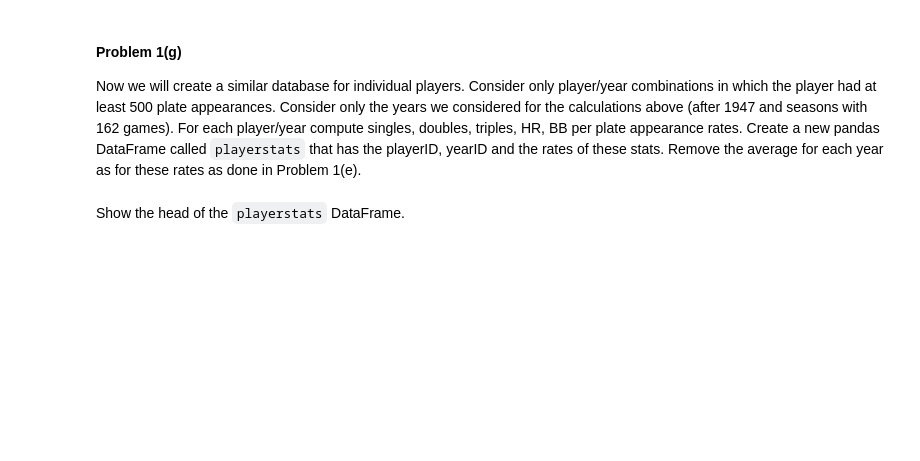
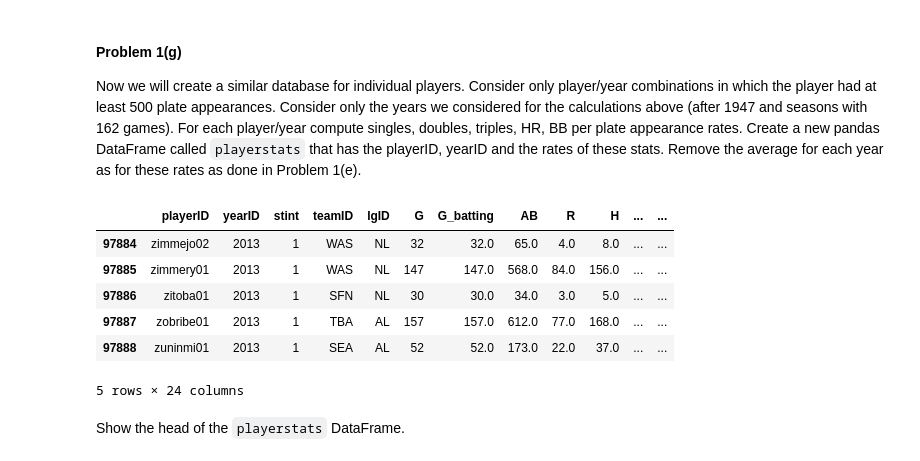
Before and after one commit to clementlefevre/CS109, a Jupyter notebook: 2014/homework_CL/HW3.ipynb, the cells around one changed output. Saved outputs shown, nothing was run; the diff lists cells and outputs as text; code cells hidden in the pictures; blank space fills up the shorter version.

```diff
--- a/2014/homework_CL/HW3.ipynb
+++ b/2014/homework_CL/HW3.ipynb
@@ -223,6 +224,16 @@ ValueError: x and y must be the same size
 Now we will create a similar database for individual players. Consider only player/year combinations in which the player had at least 500 plate appearances. Consider only the years we considered for the calculations above (after 1947 and seasons with 162 games). For each player/year compute singles, doubles, triples, HR, BB per plate appearance rates. Create a new pandas DataFrame called `playerstats` that has the playerID, yearID and the rates of these stats.  Remove the average for each year as for these rates as done in Problem 1(e).
 # %%
 ### Your code here ###
+
+df_list['players'].()
+# %% [output]
+|  | playerID | yearID | stint | teamID | lgID | G | G_batting | AB | R | H | ... | ... |
+| 97884 | zimmejo02 | 2013 | 1 | WAS | NL | 32 | 32.0 | 65.0 | 4.0 | 8.0 | ... | ... |
+| 97885 | zimmery01 | 2013 | 1 | WAS | NL | 147 | 147.0 | 568.0 | 84.0 | 156.0 | ... | ... |
+| 97886 | zitoba01 | 2013 | 1 | SFN | NL | 30 | 30.0 | 34.0 | 3.0 | 5.0 | ... | ... |
+| 97887 | zobribe01 | 2013 | 1 | TBA | AL | 157 | 157.0 | 612.0 | 77.0 | 168.0 | ... | ... |
+| 97888 | zuninmi01 | 2013 | 1 | SEA | AL | 52 | 52.0 | 173.0 | 22.0 | 37.0 | ... | ... |
+5 rows × 24 columns
 # %% [markdown]
 Show the head of the `playerstats` DataFrame.
 # %%
```
Also changed, not shown: parts of 4 cells of this notebook, 3 other files.
